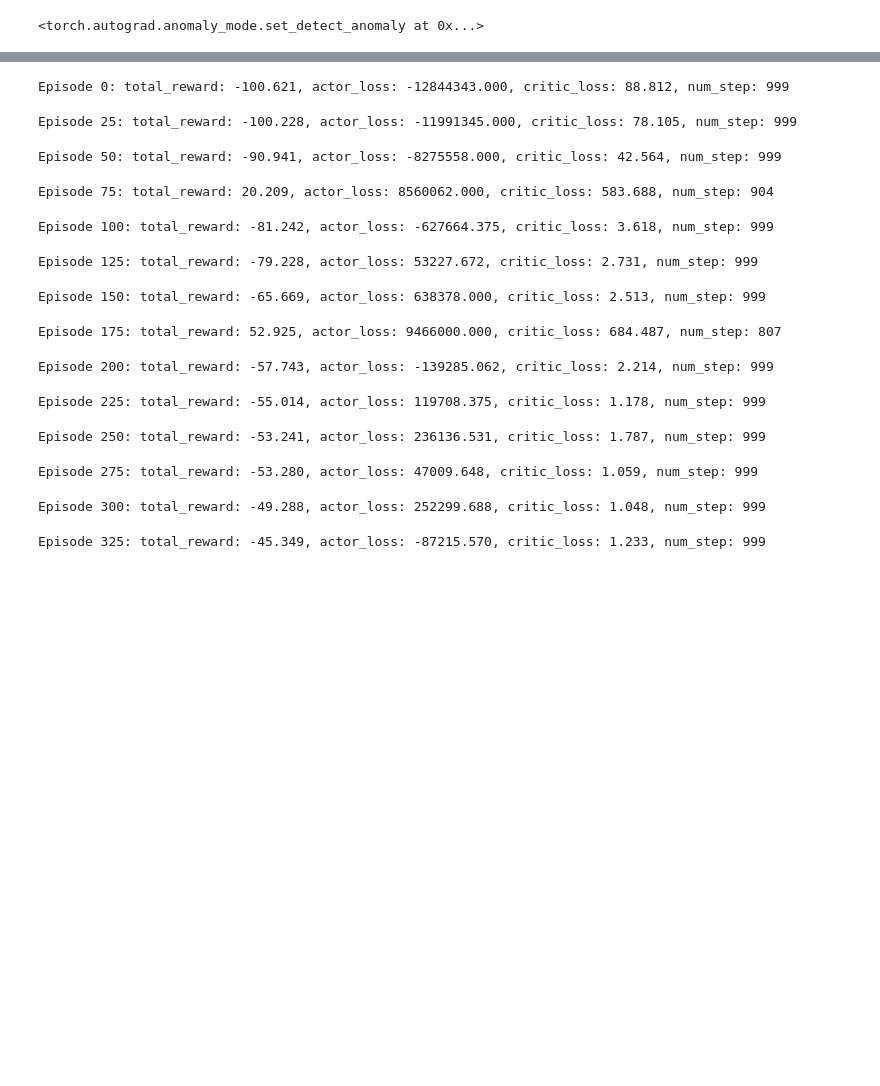
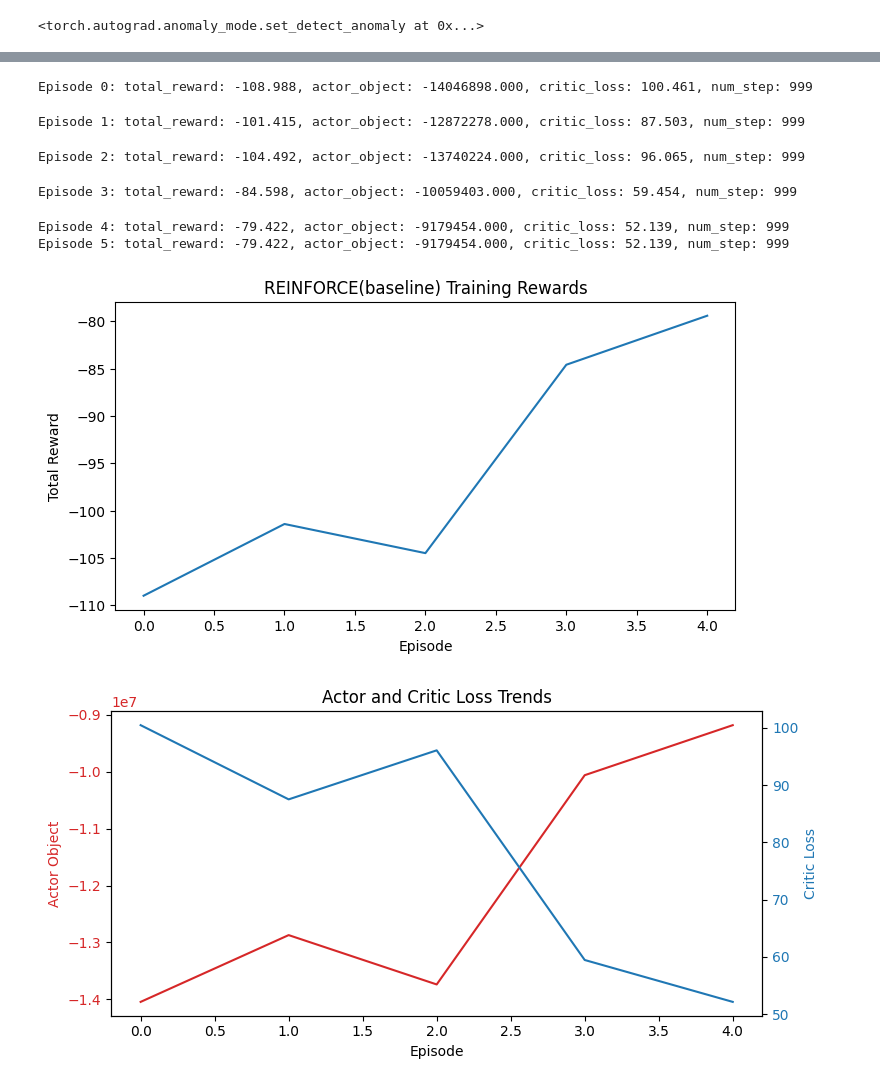
Before and after one commit to gwannuu/reinforcement_study, a Jupyter notebook: code_implementation/mountaincar_continuous_reinforce_baseline.ipynb, the cells around one changed output, grey strips where cells are left out. Drawn from its saved outputs; the diff is of its cells as text; code cells hidden in the pictures; blank space fills up the shorter version.

```diff
--- a/code_implementation/mountaincar_continuous_reinforce_baseline.ipynb
+++ b/code_implementation/mountaincar_continuous_reinforce_baseline.ipynb
@@ -36,28 +10,0 @@ Episode 5: total_reward: -72.397, actor_loss: -7728621.500, critic_loss: 43.425,
-# %%
-episode_rewards = trainer.train(
-    num_episodes=500,
-    logging_per_episodes=25,
-    save_per_episodes=25,
-)
-
-plt.figure(figsize=(8,4))
-plt.plot(episode_rewards)
-plt.xlabel("Episode")
-plt.ylabel("Total Reward")
-plt.title("DQN Training Rewards")
-plt.show()
-# %% [output]
-Episode 0: total_reward: -100.621, actor_loss: -12844343.000, critic_loss: 88.812, num_step: 999
-Episode 25: total_reward: -100.228, actor_loss: -11991345.000, critic_loss: 78.105, num_step: 999
-Episode 50: total_reward: -90.941, actor_loss: -8275558.000, critic_loss: 42.564, num_step: 999
-Episode 75: total_reward: 20.209, actor_loss: 8560062.000, critic_loss: 583.688, num_step: 904
-Episode 100: total_reward: -81.242, actor_loss: -627664.375, critic_loss: 3.618, num_step: 999
-Episode 125: total_reward: -79.228, actor_loss: 53227.672, critic_loss: 2.731, num_step: 999
-Episode 150: total_reward: -65.669, actor_loss: 638378.000, critic_loss: 2.513, num_step: 999
-Episode 175: total_reward: 52.925, actor_loss: 9466000.000, critic_loss: 684.487, num_step: 807
-Episode 200: total_reward: -57.743, actor_loss: -139285.062, critic_loss: 2.214, num_step: 999
-Episode 225: total_reward: -55.014, actor_loss: 119708.375, critic_loss: 1.178, num_step: 999
-Episode 250: total_reward: -53.241, actor_loss: 236136.531, critic_loss: 1.787, num_step: 999
-Episode 275: total_reward: -53.280, actor_loss: 47009.648, critic_loss: 1.059, num_step: 999
-Episode 300: total_reward: -49.288, actor_loss: 252299.688, critic_loss: 1.048, num_step: 999
-Episode 325: total_reward: -45.349, actor_loss: -87215.570, critic_loss: 1.233, num_step: 999
@@ -76,0 +11,47 @@ plt.show()
+# %%
+env = gym.make("MountainCarContinuous-v0")
+actor = MountainContinuousActorV2(hidden_dim=64)
+critic = MountainContinuousCritic(hidden_dim=64)
+trainer = REINFORCEwithBaseline(env=env, actor=actor, critic=critic)
+
+# Test training
+episode_rewards, (actor_losses, critic_losses) = trainer.train(
+    num_episodes=5,
+    logging_per_episodes=1,
+    save_per_episodes=1,
+)
+
+plt.figure(figsize=(8,4))
+plt.plot(episode_rewards)
+plt.xlabel("Episode")
+plt.ylabel("Total Reward")
+plt.title("REINFORCE(baseline) Training Rewards")
+plt.show()
+
+# 훈련 후 plot 생성
+fig, ax1 = plt.subplots(figsize=(8, 4))
+
+color = 'tab:red'
+ax1.set_xlabel('Episode')
+ax1.set_ylabel('Actor Object', color=color)
+ax1.plot(actor_losses, color=color, label='Actor Loss')
+ax1.tick_params(axis='y', labelcolor=color)
+
+ax2 = ax1.twinx()  # 두번째 y축 생성
+color = 'tab:blue'
+ax2.set_ylabel('Critic Loss', color=color)
+ax2.plot(critic_losses, color=color, label='Critic Loss')
+ax2.tick_params(axis='y', labelcolor=color)
+
+plt.title("Actor and Critic Loss Trends")
+fig.tight_layout()
+plt.show()
+# %% [output]
+Episode 0: total_reward: -108.988, actor_object: -14046898.000, critic_loss: 100.461, num_step: 999
+Episode 1: total_reward: -101.415, actor_object: -12872278.000, critic_loss: 87.503, num_step: 999
+Episode 2: total_reward: -104.492, actor_object: -13740224.000, critic_loss: 96.065, num_step: 999
+Episode 3: total_reward: -84.598, actor_object: -10059403.000, critic_loss: 59.454, num_step: 999
+Episode 4: total_reward: -79.422, actor_object: -9179454.000, critic_loss: 52.139, num_step: 999
+Episode 5: total_reward: -79.422, actor_object: -9179454.000, critic_loss: 52.139, num_step: 999
+[figure, added]
+[figure, added]
```
Also changed, not shown: parts of 6 cells of this notebook, 2 other files.
